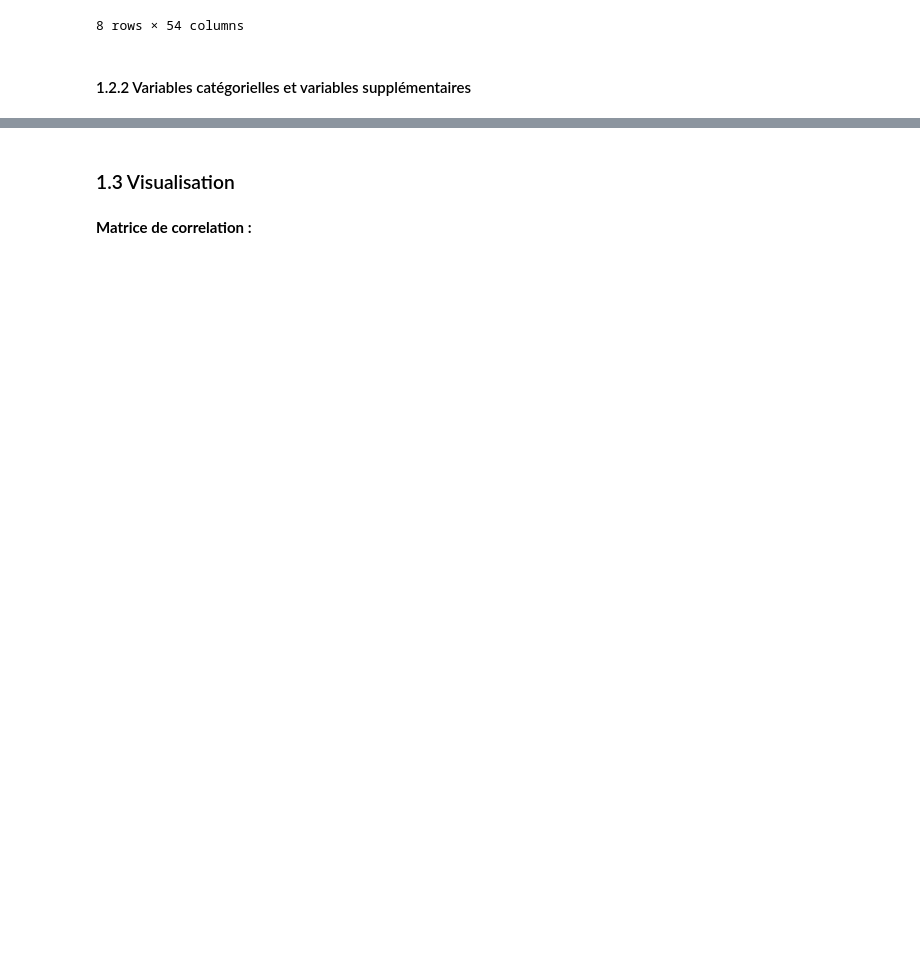
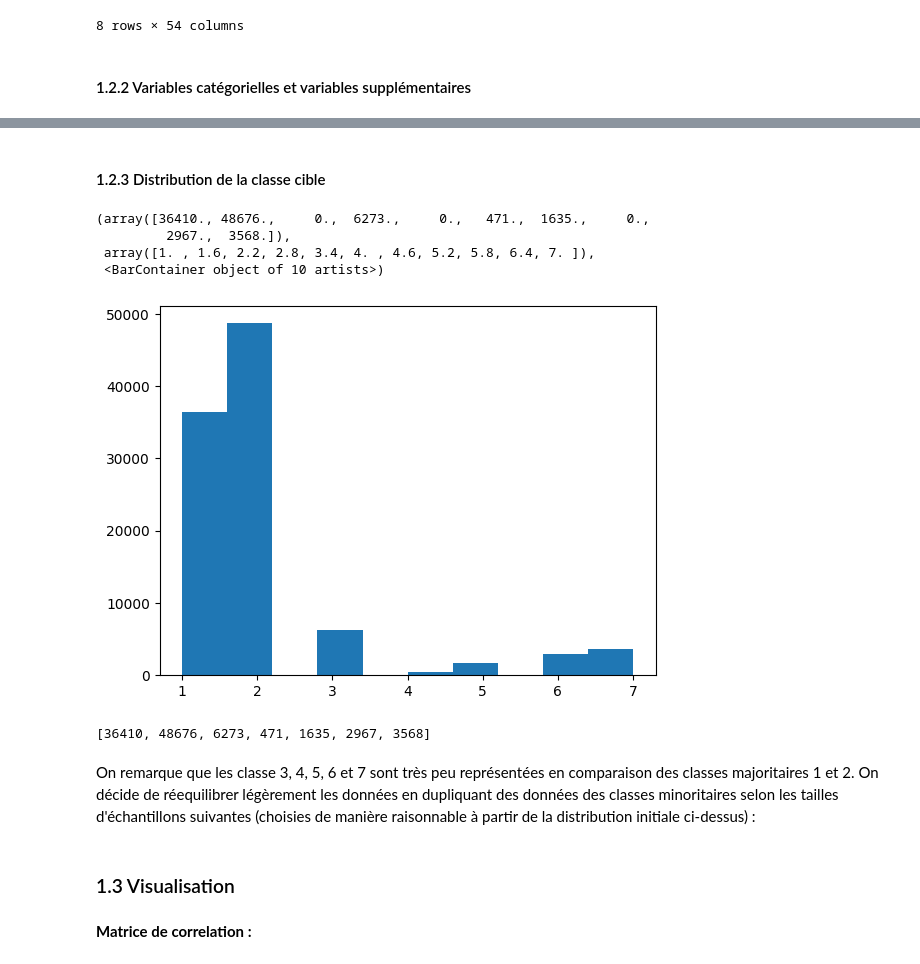
Before and after one commit to DarenXL/Apprentissage-Supervise-M2-MIA, a Jupyter notebook: Classification/classification.ipynb, the cells around one changed output, grey strips where cells are left out. Cells and saved outputs as stored; diff of their text form; code cells hidden in the pictures; blank space fills up the shorter version.

```diff
--- a/Classification/classification.ipynb
+++ b/Classification/classification.ipynb
@@ -104,0 +112,6 @@ Les variables catrégorielles sont déjà mises sous forme de one-hot-vector enc
+# %%
+train['Aspect_Sin'] = np.sin(train['Aspect']*(2*np.pi/360))
+train['Aspect_Cos'] = np.cos(train['Aspect']*(2*np.pi/360))
+
+test['Aspect_Sin'] = np.sin(test['Aspect']*(2*np.pi/360))
+test['Aspect_Cos'] = np.cos(test['Aspect']*(2*np.pi/360))
@@ -104,0 +137,20 @@ Les variables catrégorielles sont déjà mises sous forme de one-hot-vector enc
+# %% [markdown]
+#### 1.2.3 Distribution de la classe cible
+# %%
+plt.hist(train['Cover_Type'])
+# %% [output]
+(array([36410., 48676.,     0.,  6273.,     0.,   471.,  1635.,     0.,
+         2967.,  3568.]),
+ array([1. , 1.6, 2.2, 2.8, 3.4, 4. , 4.6, 5.2, 5.8, 6.4, 7. ]),
+ <BarContainer object of 10 artists>)
+[figure, added]
+# %%
+size = []
+for i in range(1,8):
+    size.append(len(train.loc[train['Cover_Type'] == i]))
+size
+# %% [output]
+[36410, 48676, 6273, 471, 1635, 2967, 3568]
+# %% [markdown]
+On remarque que les classe 3, 4, 5, 6 et 7 sont très peu représentées en comparaison des classes majoritaires 1 et 2.
+On décide de réequilibrer légèrement les données en dupliquant des données des classes minoritaires selon les tailles d'échantillons suivantes (choisies de manière raisonnable à partir de la distribution initiale ci-dessus) :
```
Also changed, not shown: parts of 74 cells of this notebook, 3 other files.
